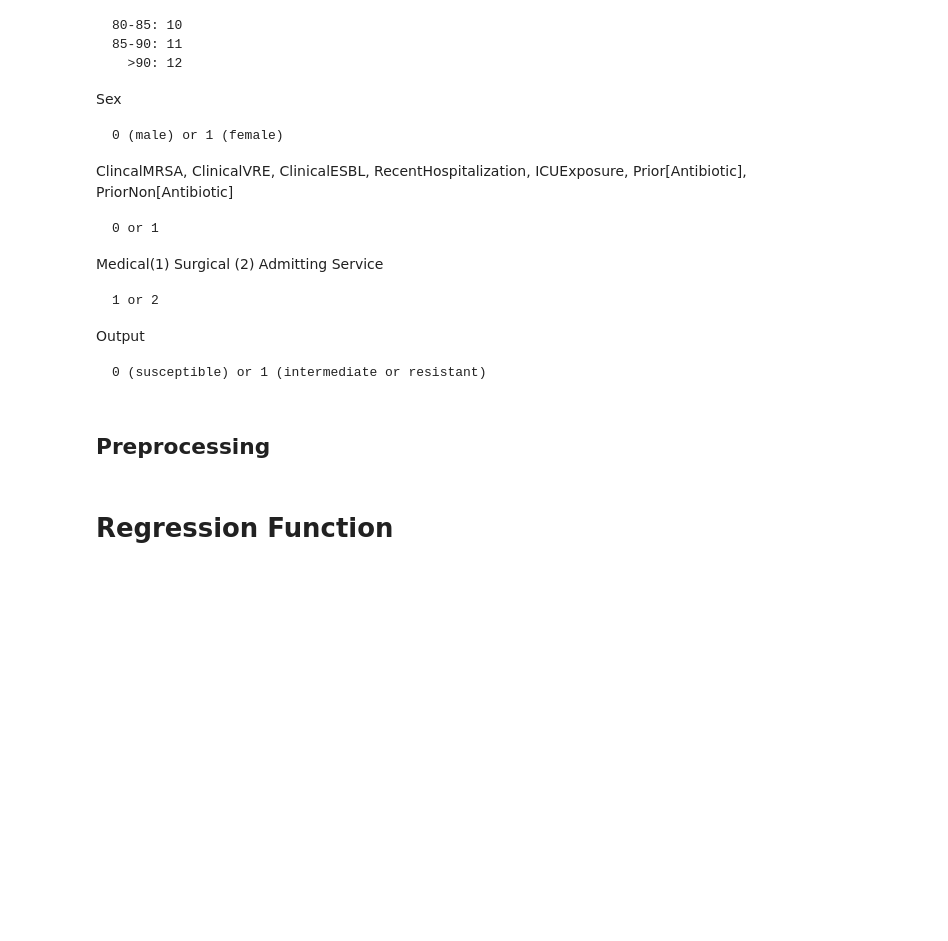
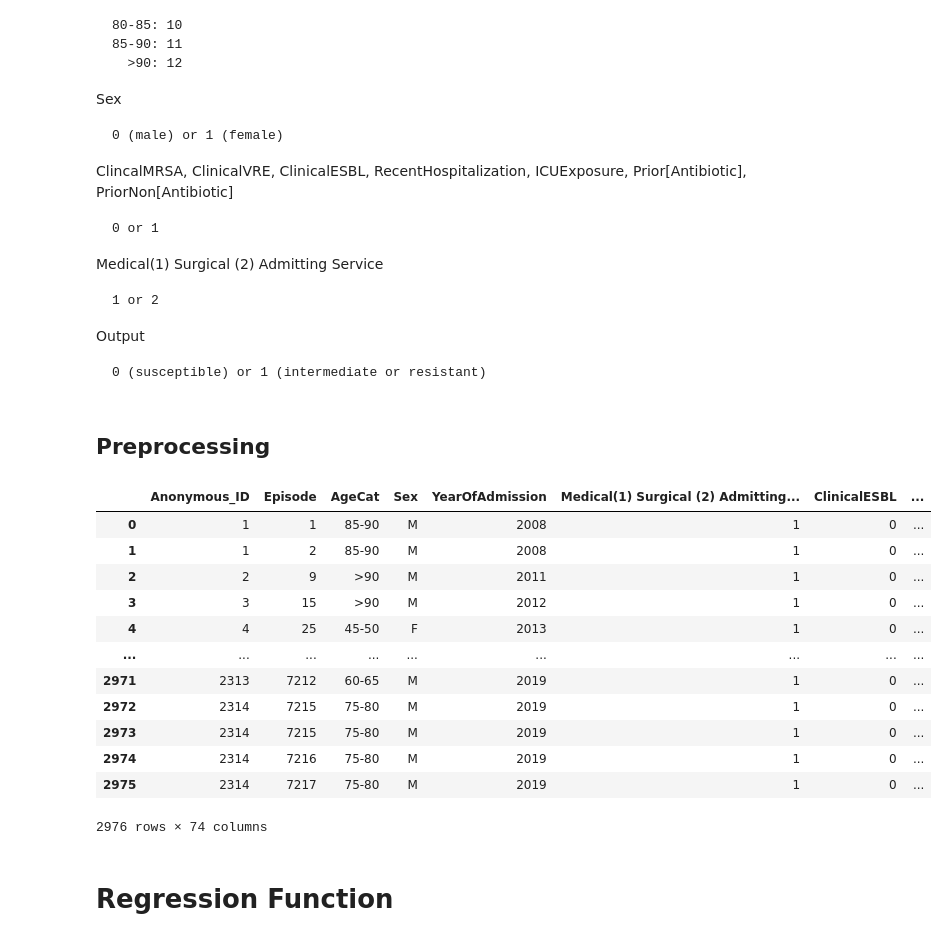
Before and after one commit to A-Garg/antibiotic-susceptibility, a Jupyter notebook: regression.ipynb, the cells around one changed output. Cells and saved outputs as stored; diff of their text form; code cells hidden in the pictures; blank space fills up the shorter version.

```diff
--- a/regression.ipynb
+++ b/regression.ipynb
@@ -112,33 +110,51 @@ data2019 = data2019.replace({'SUSCEPTIBLE':0,'INTERMEDIATE':1,'RESISTANT':1})
 
 # Create categorical variable columns
 # Encode ages as integer variables
 ages = {'<40':1, '40-45':2, '45-50':3, '50-55':4, '55-60':5, '60-65':6,
         '65-70':7, '70-75':8, '75-80':9, '80-85':10, '85-90':11, '>90':12}
 data2019['Age'] = data2019['AgeCat'].map(ages)
 
 # Encode sex as male=0, female=1
 sexes = {'M':0,'F':1}
 data2019['SexCat'] = data2019['Sex'].map(sexes)
 data2019
 
 # Encode culture type
 culture_types = {'BLDC':1,'URCR':2,'BCPOS':1,'CSFCS':3,'URCC':2,
                  'FLDC':3,'BONEC':3,'BXTC' :3,'EARC':3,'FLDBC':3,
                  'FUNC':3,'GMISC':3,'DIALC':3,'INCC':3,'LRESC':3,
                  'ORCU':3,'STCS' :3,'TDRNC':3,'VTIPC':3}
 data2019['CultureSource'] = data2019['culture_test_cd'].map(culture_types)
 
 # Create new categories of "prior non-[antibiotic class]"
 data2019['PriorNonCephalosporin'] = data2019[['PriorAMG','PriorCarbapenem','PriorFQ','PriorOtherAbx','PriorPenicillin']].any(axis='columns')
 data2019['PriorNonCarbapenem'] = data2019[['PriorAMG','PriorCephalosporin','PriorFQ','PriorOtherAbx','PriorPenicillin']].any(axis='columns')
 data2019['PriorNonPenicillin'] = data2019[['PriorAMG','PriorCephalosporin','PriorFQ','PriorOtherAbx','PriorCarbapenem']].any(axis='columns')
 data2019['PriorNonFQ'] = data2019[['PriorAMG','PriorCephalosporin','PriorPenicillin','PriorOtherAbx','PriorCarbapenem']].any(axis='columns')
 
 # Converts True/False into 1/0
 data2019['PriorNonCephalosporin'] = data2019['PriorNonCephalosporin'].apply(int)
 data2019['PriorNonCarbapenem']    = data2019['PriorNonCarbapenem'].apply(int)
 data2019['PriorNonPenicillin']    = data2019['PriorNonPenicillin'].apply(int)
 data2019['PriorNonFQ']            = data2019['PriorNonFQ'].apply(int)
+
+data2019 = data2019.drop(['MRSA12months','VRE12months','ESBL12months','MRSA7days','VRE7days','ESBL7days',
+                          'NumberOfBacteremiasLastYear','ClincalMRSA','ClinicalVRE'],axis=1,errors='ignore')
+data2019
+# %% [output]
+|  | Anonymous_ID | Episode | AgeCat | Sex | YearOfAdmission | Medical(1) Surgical (2) Admitting... | ClinicalESBL | ... |
+| 0 | 1 | 1 | 85-90 | M | 2008 | 1 | 0 | ... |
+| 1 | 1 | 2 | 85-90 | M | 2008 | 1 | 0 | ... |
+| 2 | 2 | 9 | >90 | M | 2011 | 1 | 0 | ... |
+| 3 | 3 | 15 | >90 | M | 2012 | 1 | 0 | ... |
+| 4 | 4 | 25 | 45-50 | F | 2013 | 1 | 0 | ... |
+| ... | ... | ... | ... | ... | ... | ... | ... | ... |
+| 2971 | 2313 | 7212 | 60-65 | M | 2019 | 1 | 0 | ... |
+| 2972 | 2314 | 7215 | 75-80 | M | 2019 | 1 | 0 | ... |
+| 2973 | 2314 | 7215 | 75-80 | M | 2019 | 1 | 0 | ... |
+| 2974 | 2314 | 7216 | 75-80 | M | 2019 | 1 | 0 | ... |
+| 2975 | 2314 | 7217 | 75-80 | M | 2019 | 1 | 0 | ... |
+2976 rows × 74 columns
 # %%
 # List of antibiotics to run regression on
 antibiotic_list = ['Cefazolin','Ceftriaxone','Ceftazidime','Piptaz','Meropenem','Ciprofloxacin']
```
Also changed, not shown: parts of 2 cells of this notebook, 2 other files.
